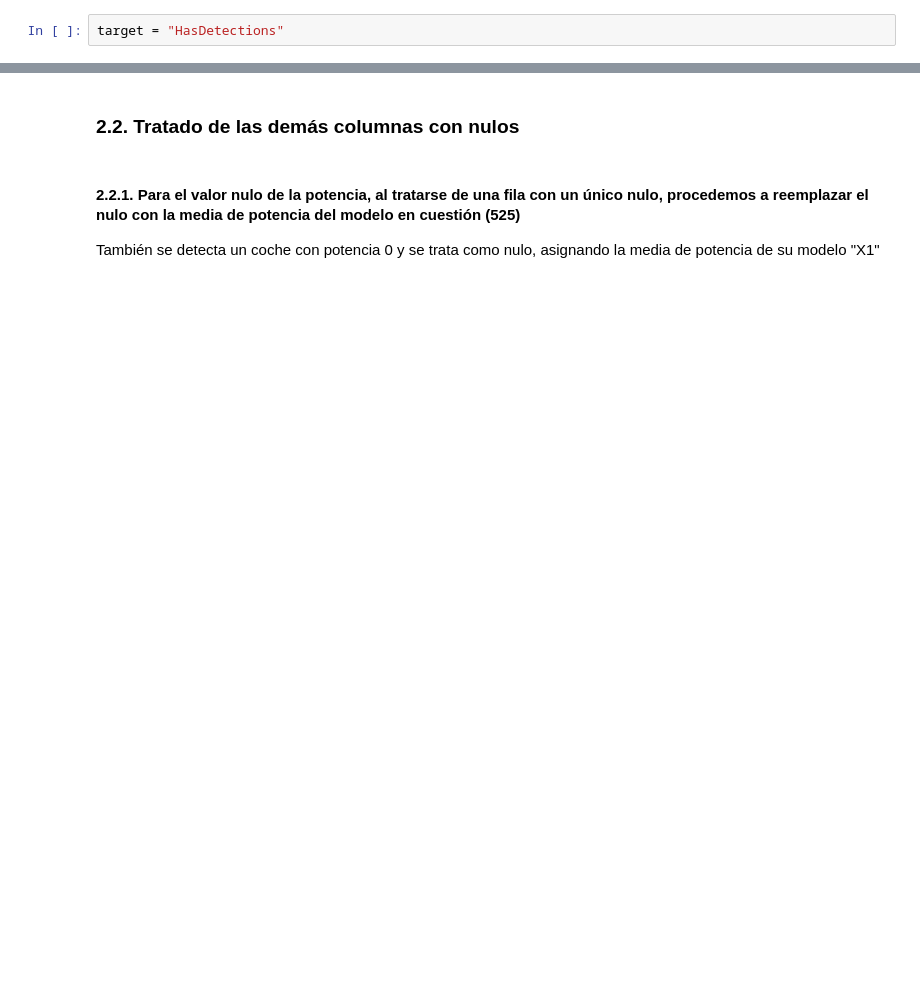
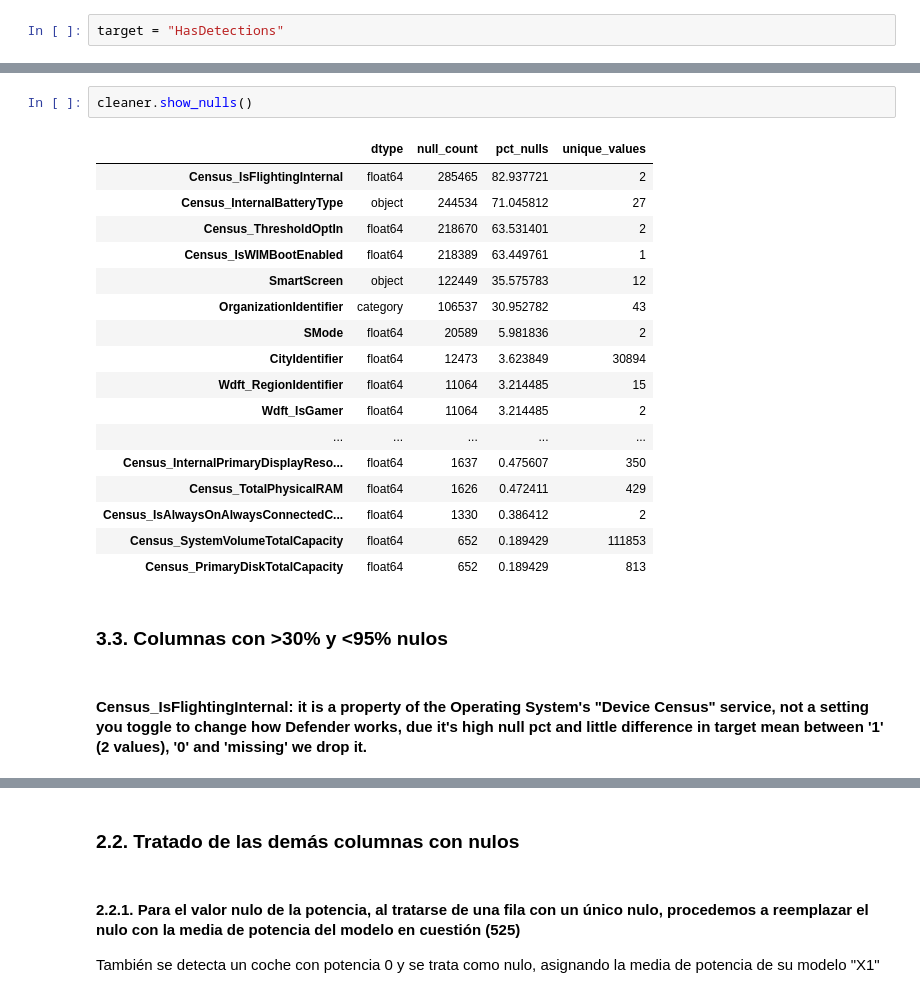
Before and after one commit to Ehunankakoa/nuclio-datascience_AI, a Jupyter notebook: Entregable_2/Entregable_2.ipynb, the cells around one changed output, grey strips where cells are left out. Drawn from its saved outputs; the diff is of its cells as text; blank space fills up the shorter version.

```diff
--- a/Entregable_2/Entregable_2.ipynb
+++ b/Entregable_2/Entregable_2.ipynb
@@ -507,0 +335,24 @@ Name: HasDetections, dtype: float64
+# %%
+cleaner.show_nulls()
+# %% [output]
+|  | dtype | null_count | pct_nulls | unique_values |
+| Census_IsFlightingInternal | float64 | 285465 | 82.937721 | 2 |
+| Census_InternalBatteryType | object | 244534 | 71.045812 | 27 |
+| Census_ThresholdOptIn | float64 | 218670 | 63.531401 | 2 |
+| Census_IsWIMBootEnabled | float64 | 218389 | 63.449761 | 1 |
+| SmartScreen | object | 122449 | 35.575783 | 12 |
+| OrganizationIdentifier | category | 106537 | 30.952782 | 43 |
+| SMode | float64 | 20589 | 5.981836 | 2 |
+| CityIdentifier | float64 | 12473 | 3.623849 | 30894 |
+| Wdft_RegionIdentifier | float64 | 11064 | 3.214485 | 15 |
+| Wdft_IsGamer | float64 | 11064 | 3.214485 | 2 |
+| ... | ... | ... | ... | ... |
+| Census_InternalPrimaryDisplayReso... | float64 | 1637 | 0.475607 | 350 |
+| Census_TotalPhysicalRAM | float64 | 1626 | 0.472411 | 429 |
+| Census_IsAlwaysOnAlwaysConnectedC... | float64 | 1330 | 0.386412 | 2 |
+| Census_SystemVolumeTotalCapacity | float64 | 652 | 0.189429 | 111853 |
+| Census_PrimaryDiskTotalCapacity | float64 | 652 | 0.189429 | 813 |
+# %% [markdown]
+### 3.3. Columnas con >30% y <95% nulos
+# %% [markdown]
+#### Census_IsFlightingInternal: it is a property of the Operating System's "Device Census" service, not a setting you toggle to change how Defender works, due it's high null pct and little difference in target mean between '1' (2 values), '0' and 'missing' we drop it.
```
Also changed, not shown: parts of 232 cells of this notebook, 3 other files.
